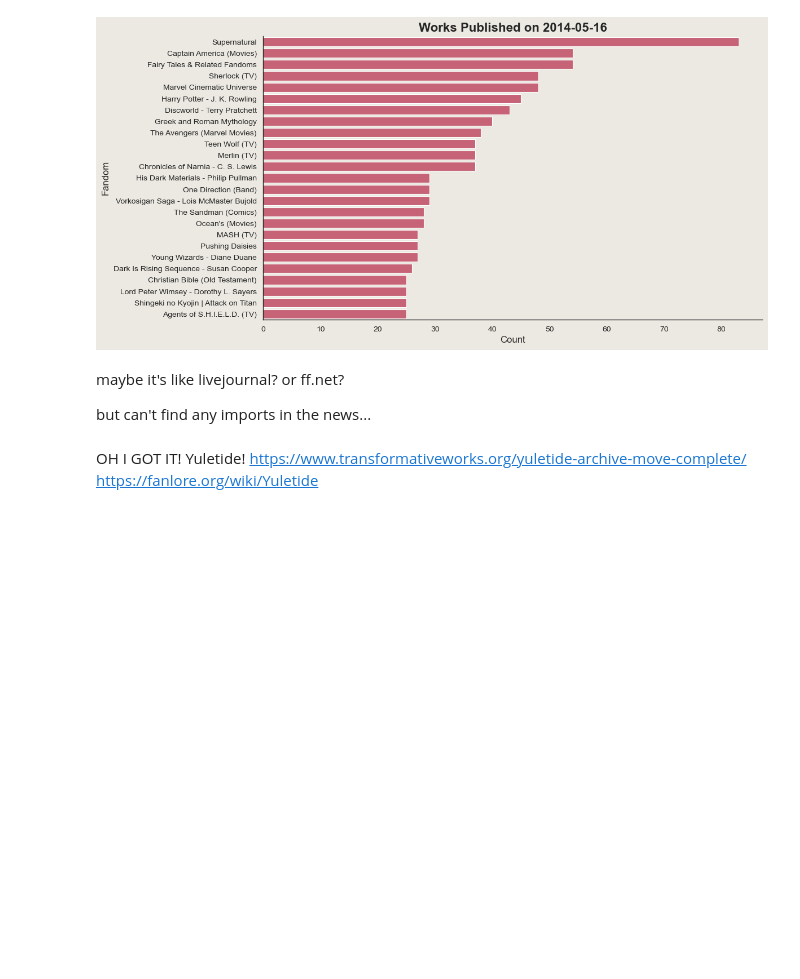
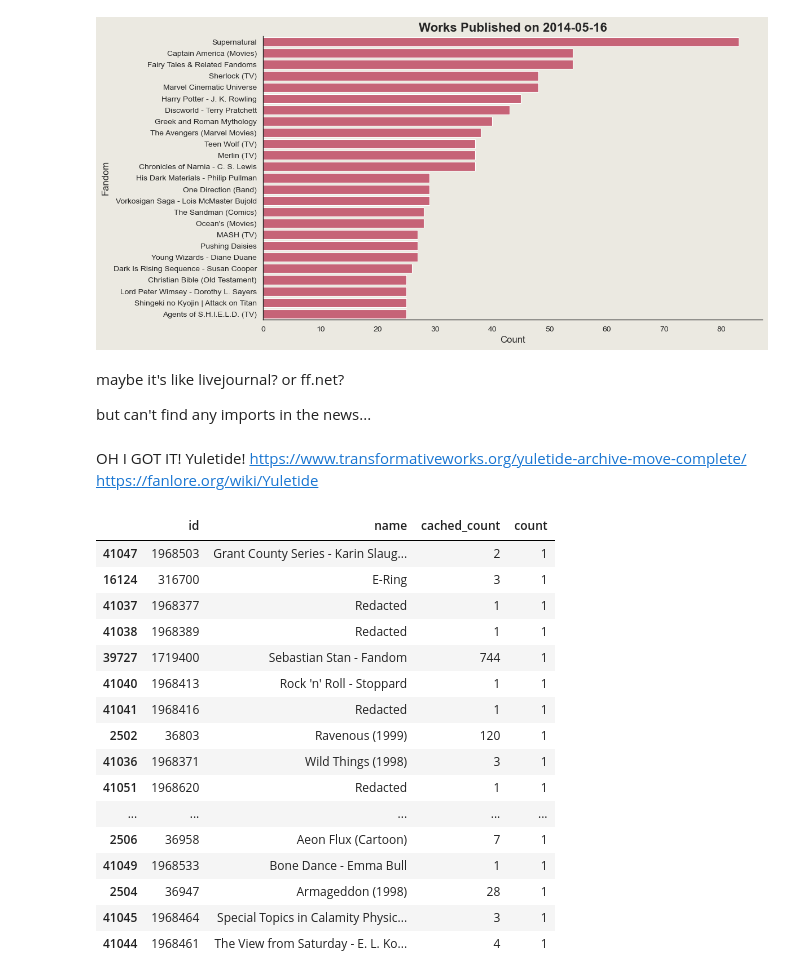
Before and after one commit to joelleneyap/fandomstudies, a Jupyter notebook: fic_spikes.ipynb, the cells around one changed output. Saved outputs shown, nothing was run; the diff lists cells and outputs as text; code cells hidden in the pictures; blank space fills up the shorter version.

Commit message:
final fic spikes

```diff
--- a/fic_spikes.ipynb
+++ b/fic_spikes.ipynb
@@ -409,3 +409,24 @@ but can't find any imports in the news...
 # %% [markdown]
 OH I GOT IT! Yuletide! https://www.transformativeworks.org/yuletide-archive-move-complete/
 https://fanlore.org/wiki/Yuletide
+# %%
+fandom_counts_spike_2014_works[fandom_counts_spike_2014_works['count'] > 0][['id', 'name', 'cached_count', 'count']].tail(20).style.set_properties(**{'background-color': '#EBE9E1',
+                                                              'color': 'black'})
+# %% [output]
+|  | id | name | cached_count | count |
+| 41047 | 1968503 | Grant County Series - Karin Slaug... | 2 | 1 |
+| 16124 | 316700 | E-Ring | 3 | 1 |
+| 41037 | 1968377 | Redacted | 1 | 1 |
+| 41038 | 1968389 | Redacted | 1 | 1 |
+| 39727 | 1719400 | Sebastian Stan - Fandom | 744 | 1 |
+| 41040 | 1968413 | Rock 'n' Roll - Stoppard | 1 | 1 |
+| 41041 | 1968416 | Redacted | 1 | 1 |
+| 2502 | 36803 | Ravenous (1999) | 120 | 1 |
+| 41036 | 1968371 | Wild Things (1998) | 3 | 1 |
+| 41051 | 1968620 | Redacted | 1 | 1 |
+| ... | ... | ... | ... | ... |
+| 2506 | 36958 | Aeon Flux (Cartoon) | 7 | 1 |
+| 41049 | 1968533 | Bone Dance - Emma Bull | 1 | 1 |
+| 2504 | 36947 | Armageddon (1998) | 28 | 1 |
+| 41045 | 1968464 | Special Topics in Calamity Physic... | 3 | 1 |
+| 41044 | 1968461 | The View from Saturday - E. L. Ko... | 4 | 1 |
```
Also changed, not shown: 1 other file.
